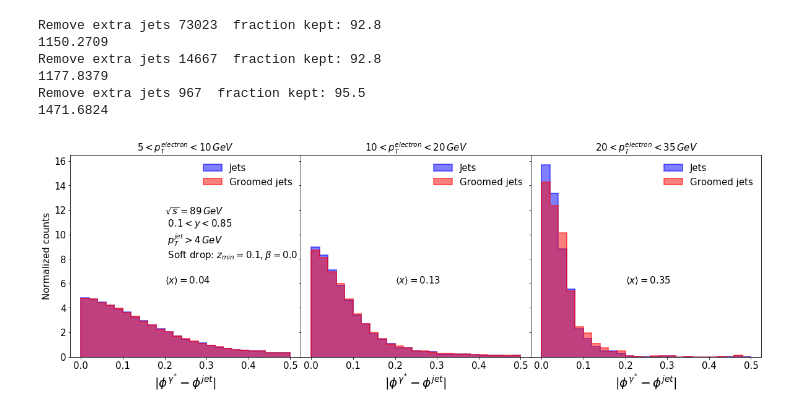
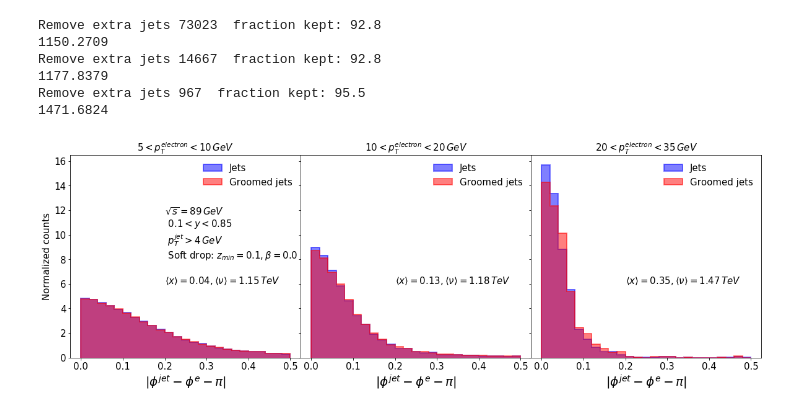
Before and after one commit to y-song/notebooks, a Jupyter notebook: dphi.ipynb, the cells around one changed output. Drawn from its saved outputs; the diff is of its cells as text; code cells hidden in the pictures.

```diff
--- a/dphi.ipynb
+++ b/dphi.ipynb
@@ -126,36 +122,36 @@ def plot_dphi(df_array, label_array, color_array):
 # %%
 fig = plt.figure(figsize=(20,6))
 plt.subplots_adjust(wspace=0, hspace=0)
 
 ax1 = plt.subplot(131)
 plot_dphi([e1,c1], ['Jets','Groomed jets'], ['b','r'])
-plt.xlabel('$|\phi^{\gamma^{*}}-\phi^{jet}|$', fontsize=20)
+plt.xlabel('$|\phi^{jet}-\phi^e-\pi|$', fontsize=20)
 plt.ylabel('Normalized counts', fontsize=15)
 plt.xticks(fontsize=15)
 plt.yticks(fontsize=15)
-plt.text(0.2,6, r'$\langle x \rangle = 0.04$', fontsize=15)
+plt.text(0.2,6, r'$\langle x \rangle = 0.04, \langle \nu \rangle = 1.15 \, TeV$', fontsize=15)
 plt.text(0.2,8, '$\sqrt{s} = 89 \, GeV$ \n $0.1 < y < 0.85$ \n $p_T^{jet} > 4 \, GeV$ \n Soft drop: ' + r'$z_{min} = 0.1, \beta=0.0$', fontsize=15)
 plt.legend(prop={'size': 15}, frameon=False, loc='best')
 plt.title('$5 < p_T^{electron} < 10 \, GeV$', fontsize=15)
 
 ax2 = plt.subplot(132, sharey=ax1)
 plot_dphi([e2,c2], ['Jets','Groomed jets'], ['b','r'])
-plt.xlabel('$|\phi^{\gamma^{*}}-\phi^{jet}|$', fontsize=20)
+plt.xlabel('$|\phi^{jet}-\phi^e-\pi|$', fontsize=20)
 plt.xticks(fontsize=15)
 plt.setp(ax2.get_yticklabels(), visible=False)
-plt.text(0.2,6, r'$\langle x \rangle = 0.13$', fontsize=15)
+plt.text(0.2,6, r'$\langle x \rangle = 0.13, \langle \nu \rangle = 1.18 \, TeV$', fontsize=15)
 plt.legend(prop={'size': 15}, frameon=False, loc='best')
 plt.title('$10 < p_T^{electron} < 20 \, GeV$', fontsize=15)
 
 ax3 = plt.subplot(133, sharey=ax1)
 plot_dphi([e3,c3], ['Jets','Groomed jets'], ['b','r'])
-plt.xlabel('$|\phi^{\gamma^{*}}-\phi^{jet}|$', fontsize=20)
+plt.xlabel('$|\phi^{jet}-\phi^e-\pi|$', fontsize=20)
 plt.xticks(fontsize=15)
 plt.setp(ax3.get_yticklabels(), visible=False)
-plt.text(0.2,6, r'$\langle x \rangle = 0.35$', fontsize=15)
+plt.text(0.2,6, r'$\langle x \rangle = 0.35, \langle \nu \rangle = 1.47 \, TeV$', fontsize=15)
 plt.legend(prop={'size': 15}, frameon=False, loc='best')
 plt.title('$20 < p_T^{electron} < 35 \, GeV$', fontsize=15)
 
 plt.savefig('images/dphi_1.pdf', bbox_inches='tight')
 # %% [output]
-[figure, old version]
+[figure, new version]
```
Also changed, not shown: parts of 5 cells of this notebook.
